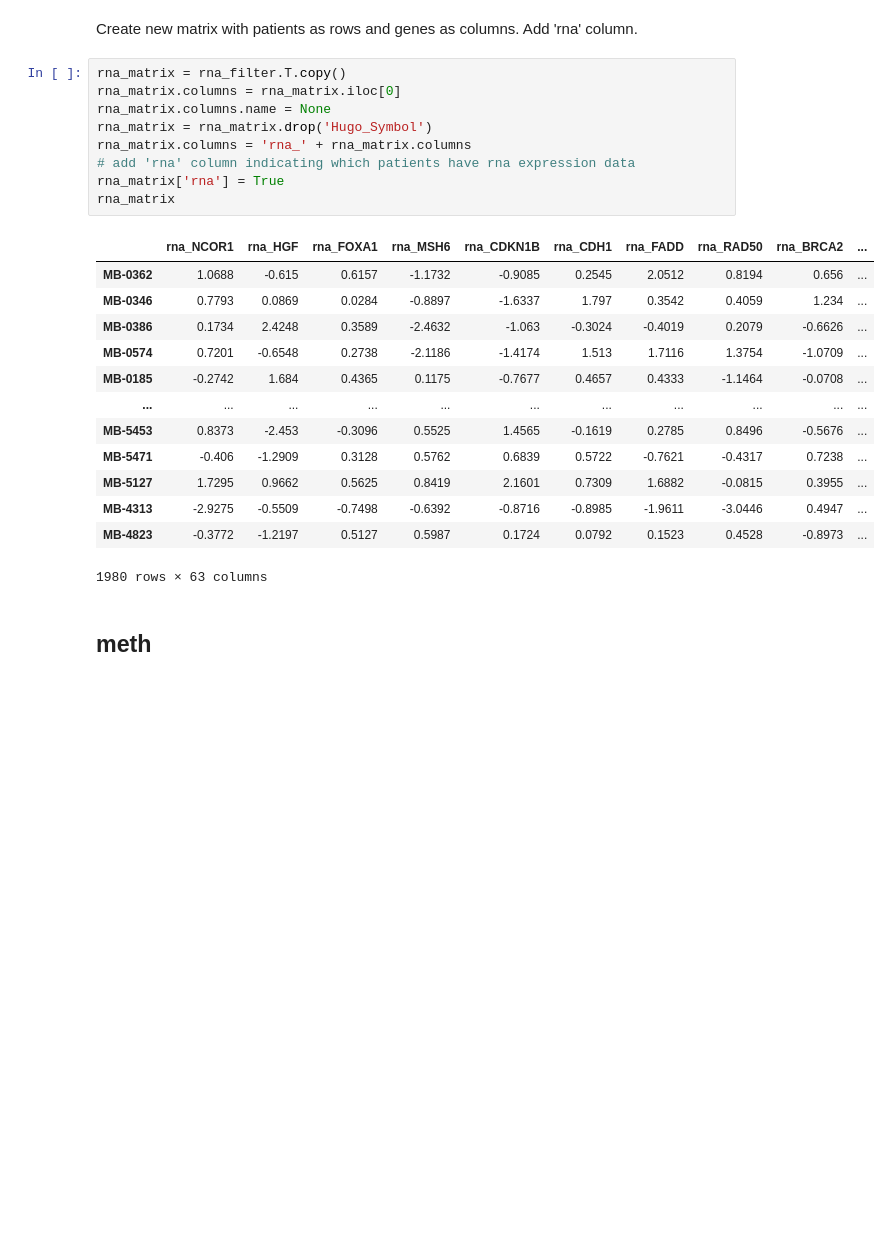
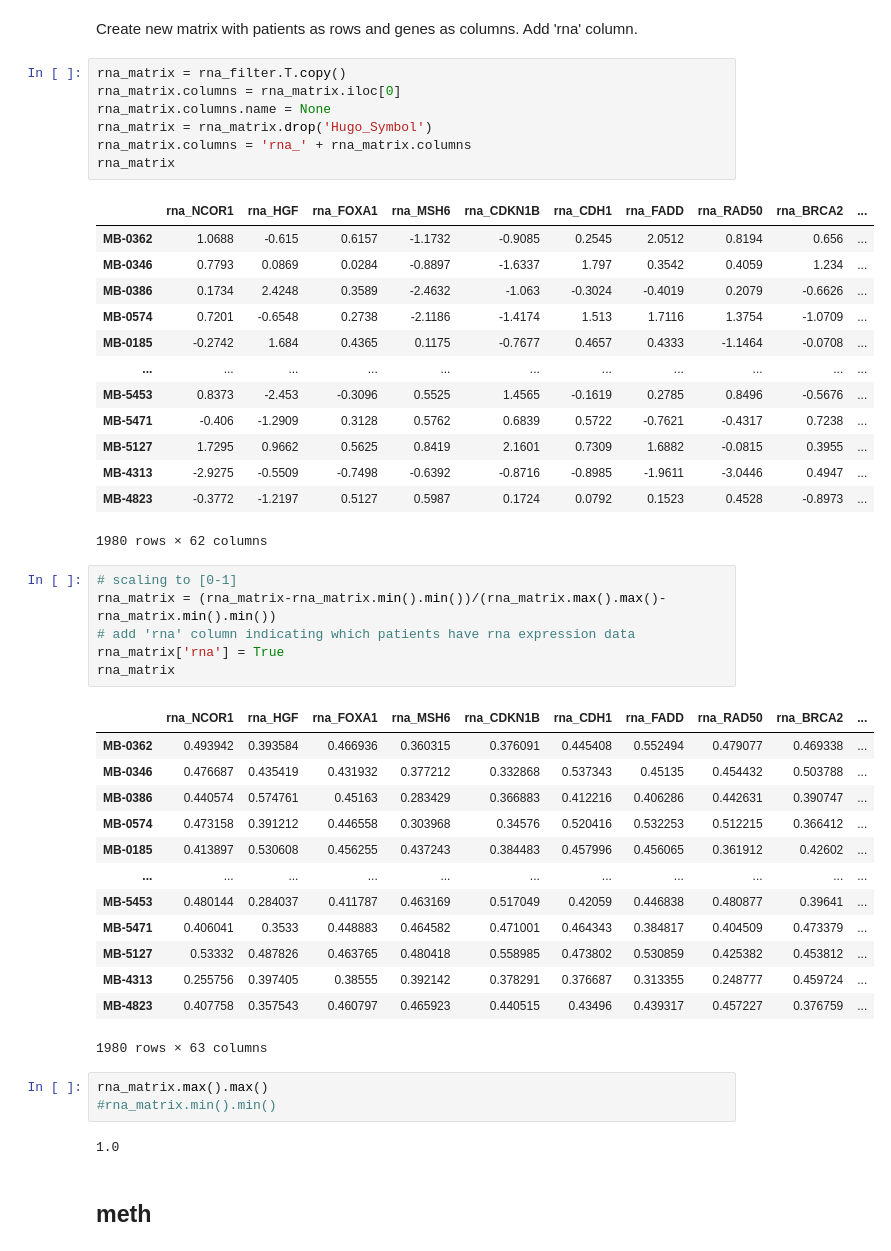
Before and after one commit to SilviaMariaMacri/applied-machine-learning-project, a Jupyter notebook: data_processing.ipynb, the cells around one changed output. Drawn from its saved outputs; the diff is of its cells as text; blank space fills up the shorter version.

```diff
--- a/data_processing.ipynb
+++ b/data_processing.ipynb
@@ -228,8 +224,6 @@ rna_matrix.columns = rna_matrix.iloc[0]
 rna_matrix.columns.name = None
 rna_matrix = rna_matrix.drop('Hugo_Symbol')
 rna_matrix.columns = 'rna_' + rna_matrix.columns
-# add 'rna' column indicating which patients have rna expression data
-rna_matrix['rna'] = True
 rna_matrix
 # %% [output]
 |  | rna_NCOR1 | rna_HGF | rna_FOXA1 | rna_MSH6 | rna_CDKN1B | rna_CDH1 | rna_FADD | rna_RAD50 | rna_BRCA2 | ... |
@@ -244,7 +238,32 @@ rna_matrix
 | MB-5127 | 1.7295 | 0.9662 | 0.5625 | 0.8419 | 2.1601 | 0.7309 | 1.6882 | -0.0815 | 0.3955 | ... |
 | MB-4313 | -2.9275 | -0.5509 | -0.7498 | -0.6392 | -0.8716 | -0.8985 | -1.9611 | -3.0446 | 0.4947 | ... |
 | MB-4823 | -0.3772 | -1.2197 | 0.5127 | 0.5987 | 0.1724 | 0.0792 | 0.1523 | 0.4528 | -0.8973 | ... |
-1980 rows × 63 columns
+1980 rows × 62 columns
+# %%
+# scaling to [0-1]
+rna_matrix = (rna_matrix-rna_matrix.min().min())/(rna_matrix.max().max()-rna_matrix.min().min())
+# add 'rna' column indicating which patients have rna expression data
+rna_matrix['rna'] = True
+rna_matrix
+# %% [output]
+|  | rna_NCOR1 | rna_HGF | rna_FOXA1 | rna_MSH6 | rna_CDKN1B | rna_CDH1 | rna_FADD | rna_RAD50 | rna_BRCA2 | ... |
+| MB-0362 | 0.493942 | 0.393584 | 0.466936 | 0.360315 | 0.376091 | 0.445408 | 0.552494 | 0.479077 | 0.469338 | ... |
+| MB-0346 | 0.476687 | 0.435419 | 0.431932 | 0.377212 | 0.332868 | 0.537343 | 0.45135 | 0.454432 | 0.503788 | ... |
+| MB-0386 | 0.440574 | 0.574761 | 0.45163 | 0.283429 | 0.366883 | 0.412216 | 0.406286 | 0.442631 | 0.390747 | ... |
+| MB-0574 | 0.473158 | 0.391212 | 0.446558 | 0.303968 | 0.34576 | 0.520416 | 0.532253 | 0.512215 | 0.366412 | ... |
+| MB-0185 | 0.413897 | 0.530608 | 0.456255 | 0.437243 | 0.384483 | 0.457996 | 0.456065 | 0.361912 | 0.42602 | ... |
+| ... | ... | ... | ... | ... | ... | ... | ... | ... | ... | ... |
+| MB-5453 | 0.480144 | 0.284037 | 0.411787 | 0.463169 | 0.517049 | 0.42059 | 0.446838 | 0.480877 | 0.39641 | ... |
+| MB-5471 | 0.406041 | 0.3533 | 0.448883 | 0.464582 | 0.471001 | 0.464343 | 0.384817 | 0.404509 | 0.473379 | ... |
+| MB-5127 | 0.53332 | 0.487826 | 0.463765 | 0.480418 | 0.558985 | 0.473802 | 0.530859 | 0.425382 | 0.453812 | ... |
+| MB-4313 | 0.255756 | 0.397405 | 0.38555 | 0.392142 | 0.378291 | 0.376687 | 0.313355 | 0.248777 | 0.459724 | ... |
+| MB-4823 | 0.407758 | 0.357543 | 0.460797 | 0.465923 | 0.440515 | 0.43496 | 0.439317 | 0.457227 | 0.376759 | ... |
+1980 rows × 63 columns
+# %%
+rna_matrix.max().max()
+#rna_matrix.min().min()
+# %% [output]
+1.0
 # %% [markdown]
 ## meth
 # %%
```
Also changed, not shown: parts of 10 cells of this notebook, 2 other files.
